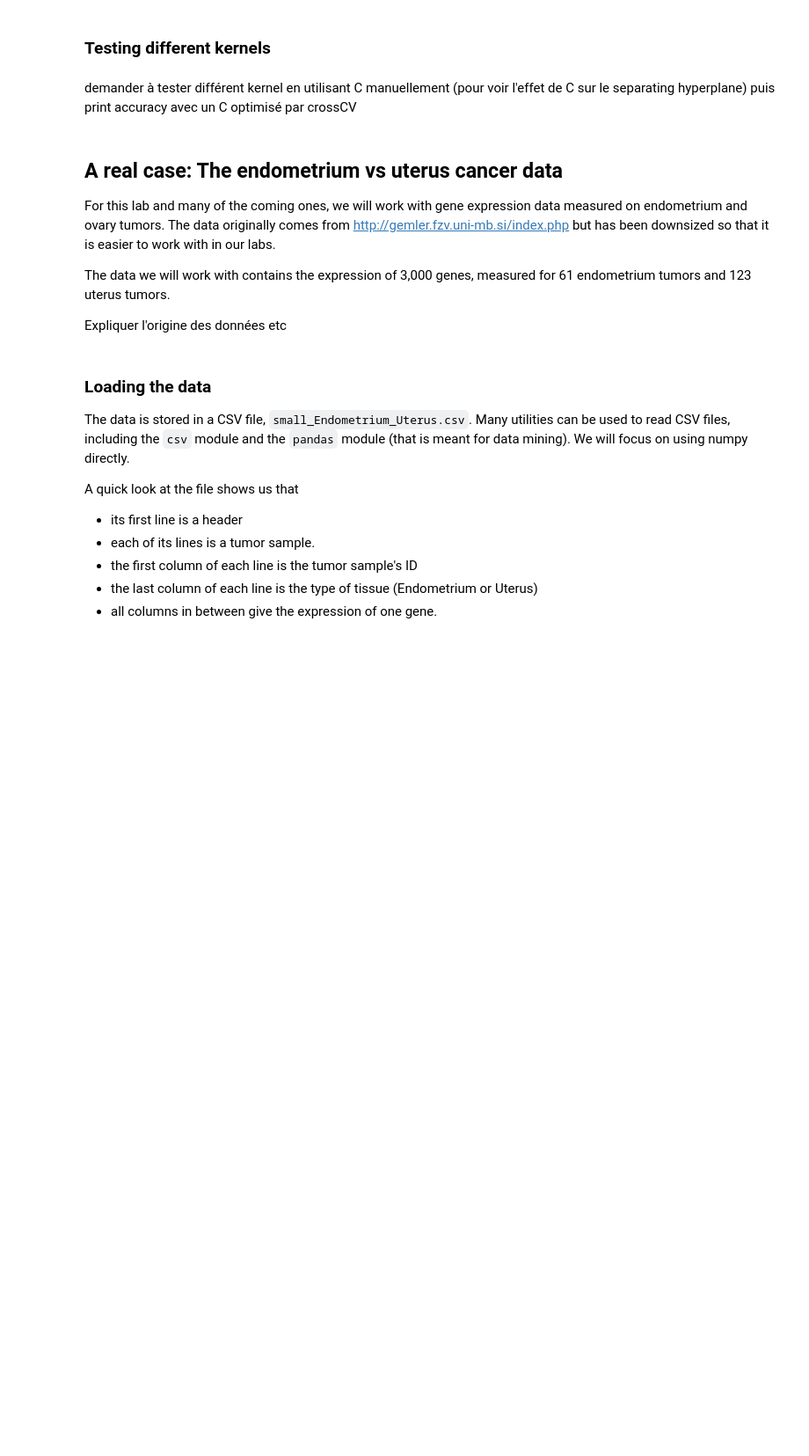
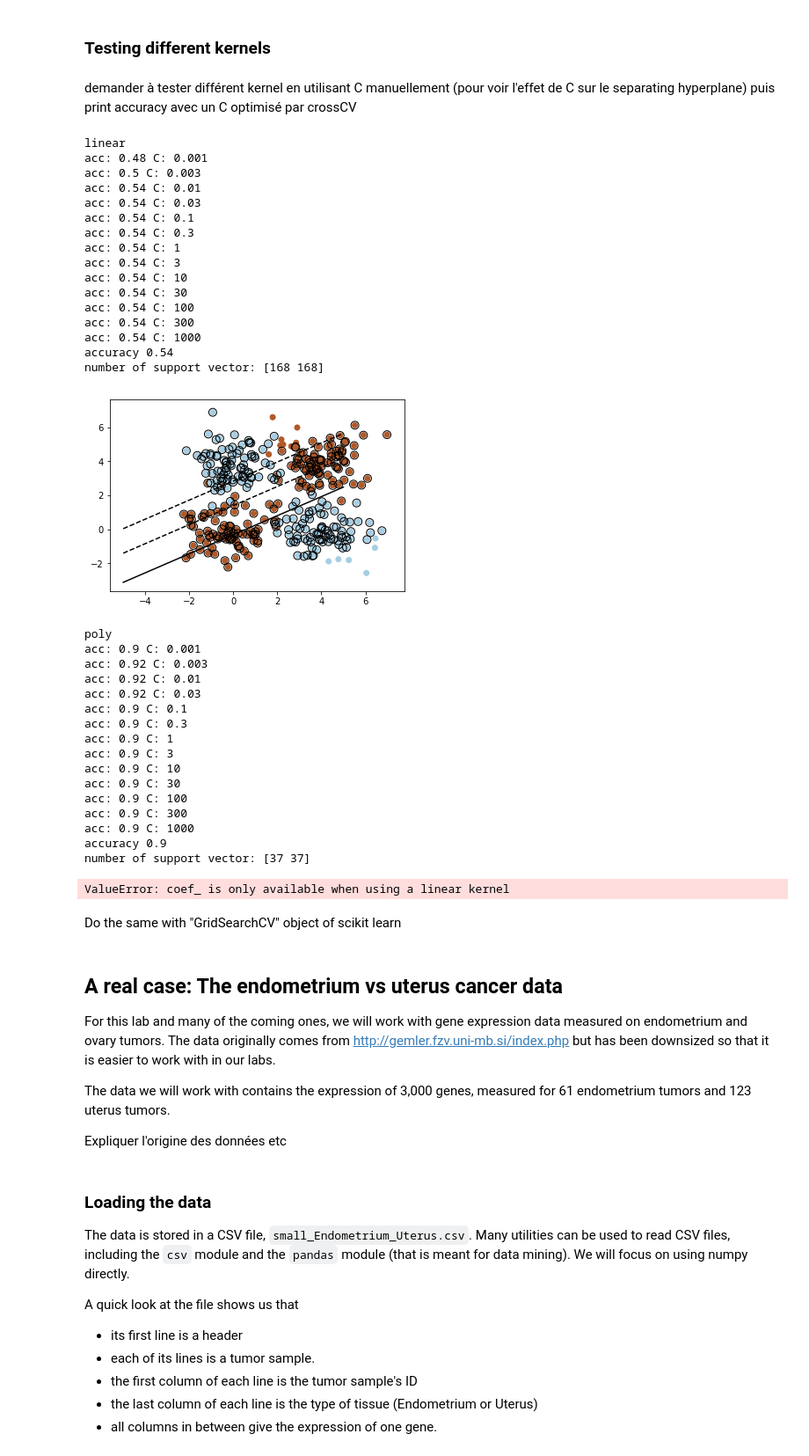
Before and after one commit to bplaye/TP_SVM_04-20-17, a Jupyter notebook: TP_SVM_04-20-17.ipynb, the cells around one changed output. Shown at 88% size. Cells and saved outputs as stored; diff of their text form; code cells hidden in the pictures; blank space fills up the shorter version.

```diff
--- a/TP_SVM_04-20-17.ipynb
+++ b/TP_SVM_04-20-17.ipynb
@@ -292,3 +347,69 @@ Y_test =
 ### Testing different kernels
 # %% [markdown]
 demander à tester différent kernel en utilisant C manuellement (pour voir l'effet de C sur le separating hyperplane) puis print accuracy avec un C optimisé par crossCV
+# %%
+
+C_list = [0.001, 0.003, 0.01, 0.03, 0.1, 0.3, 1, 3, 10, 30, 100, 300, 1000]
+
+kernel_list = ['linear','poly','rbf']
+cv_folds = get_cv_fold(Y_train, 10)
+for kernel in kernel_list:
+    print(kernel)
+    acc_list = list()
+    for C in C_list:
+        ## score via CV on train dataset
+        clf = svm.SVC(C=C, kernel=kernel)
+        Y_pred = cross_validate(X_train, Y_train, clf, cv_folds)
+        acc_list.append(metrics.accuracy_score(Y_train, Y_pred))
+
+        ## score on test data
+        clf = svm.SVC(C=C, kernel=kernel)
+        clf.fit(X_train, Y_train)
+        Y_pred = clf.predict(X_test)
+        print('acc:',metrics.accuracy_score(Y_test, Y_pred), 'C:',C)
+
+    index_best_acc = np.argmax(acc_list)
+    best_C = C_list[index_best_acc]
+    clf = svm.SVC(C=best_C, kernel=kernel)
+    clf.fit(X_train, Y_train)
+    Y_pred = clf.predict(X_test)
+    print("accuracy",metrics.accuracy_score(Y_test, Y_pred))
+    print("number of support vector:", clf.n_support_)
+    plot_data_with_hyperplane(X_train,Y_train,clf)
+# %% [output]
+linear
+acc: 0.48 C: 0.001
+acc: 0.5 C: 0.003
+acc: 0.54 C: 0.01
+acc: 0.54 C: 0.03
+acc: 0.54 C: 0.1
+acc: 0.54 C: 0.3
+acc: 0.54 C: 1
+acc: 0.54 C: 3
+acc: 0.54 C: 10
+acc: 0.54 C: 30
+acc: 0.54 C: 100
+acc: 0.54 C: 300
+acc: 0.54 C: 1000
+accuracy 0.54
+number of support vector: [168 168]
+[figure, added]
+poly
+acc: 0.9 C: 0.001
+acc: 0.92 C: 0.003
+acc: 0.92 C: 0.01
+acc: 0.92 C: 0.03
+acc: 0.9 C: 0.1
+acc: 0.9 C: 0.3
+acc: 0.9 C: 1
+acc: 0.9 C: 3
+acc: 0.9 C: 10
+acc: 0.9 C: 30
+acc: 0.9 C: 100
+acc: 0.9 C: 300
+acc: 0.9 C: 1000
+accuracy 0.9
+number of support vector: [37 37]
+ValueError: coef_ is only available when using a linear kernel
+# %% [markdown]
+Do the same with "GridSearchCV" object of scikit learn
```
Also changed, not shown: parts of 33 cells of this notebook.
